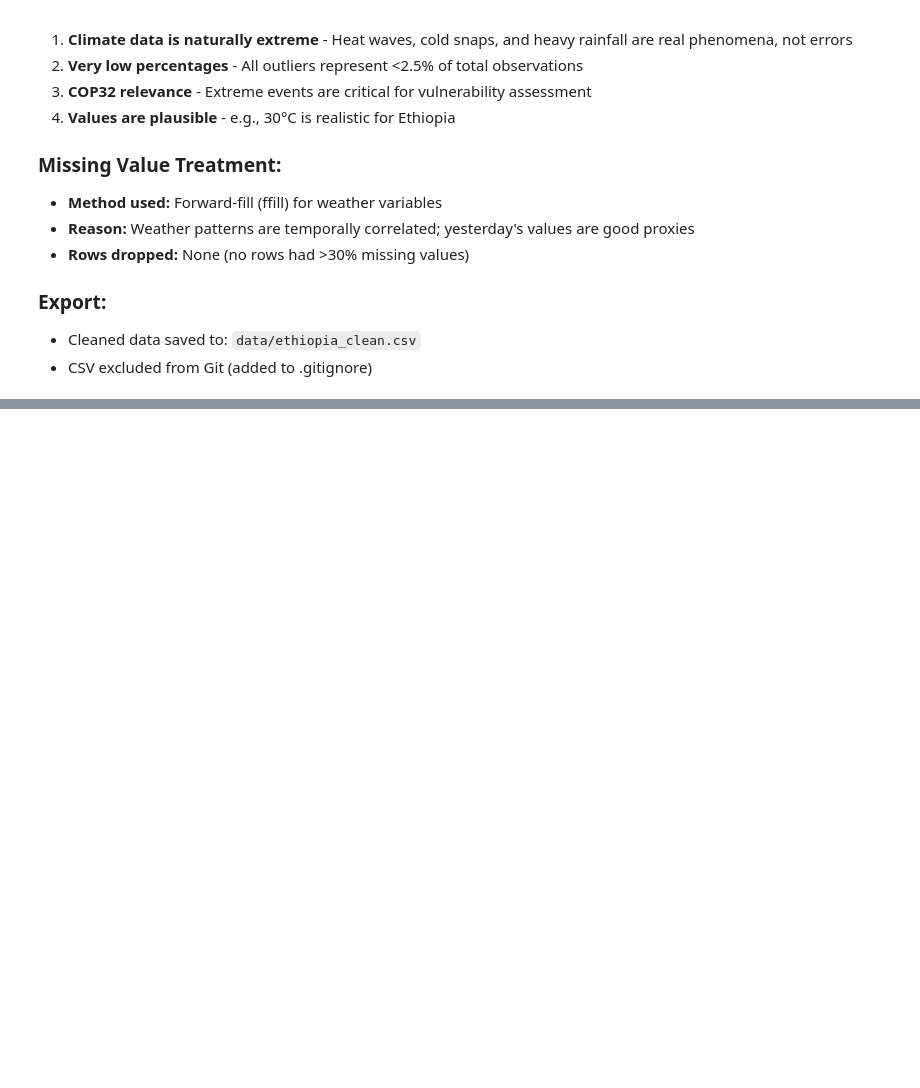
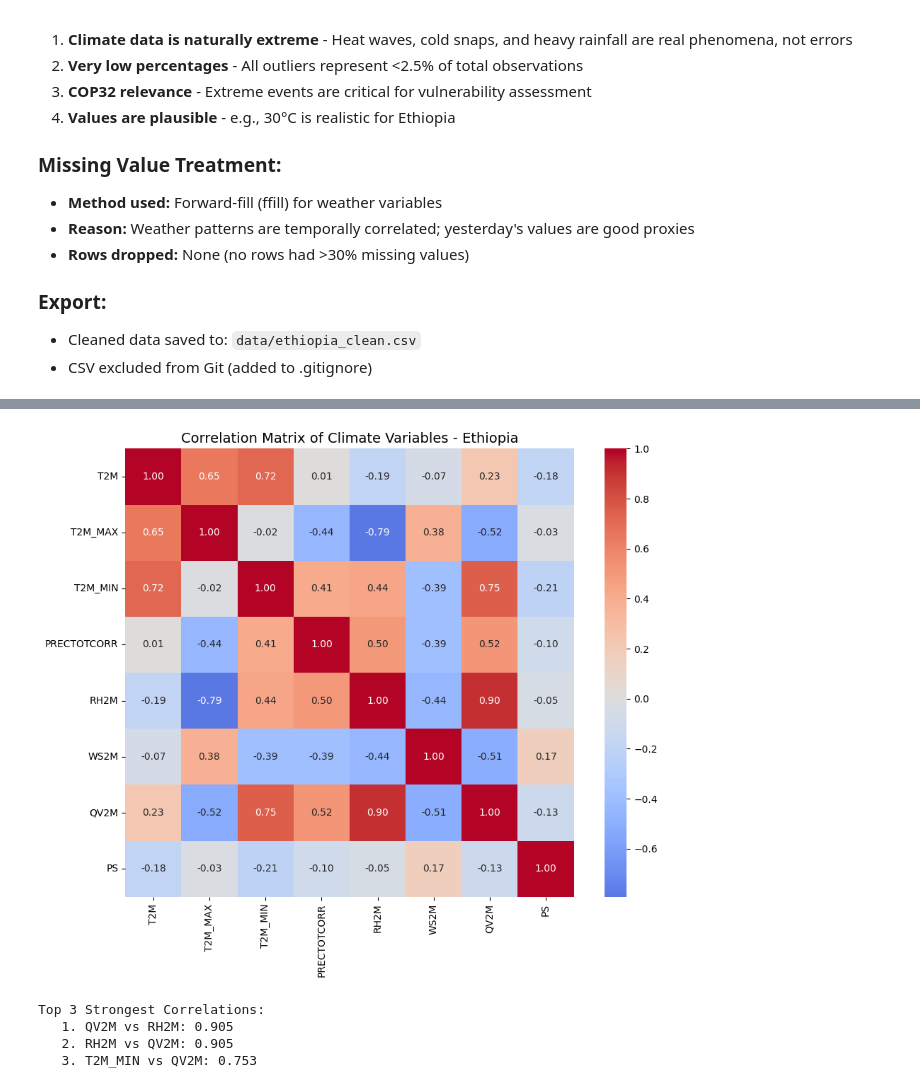
Before and after one commit to nardos-tsige/climate-challenge-week0, a Jupyter notebook: src/notebooks/ethiopia_eda.ipynb, the cells around one changed output, grey strips where cells are left out. Drawn from its saved outputs; the diff is of its cells as text; code cells hidden in the pictures; blank space fills up the shorter version.

```diff
--- a/src/notebooks/ethiopia_eda.ipynb
+++ b/src/notebooks/ethiopia_eda.ipynb
@@ -336,0 +451,25 @@ WS2M_MAX: 5 outliers (0.12%)
+# %%
+# Select numeric columns
+corr_cols = ['T2M', 'T2M_MAX', 'T2M_MIN', 'PRECTOTCORR', 'RH2M', 'WS2M', 'QV2M', 'PS']
+corr_matrix = df[corr_cols].corr()
+
+plt.figure(figsize=(10, 8))
+sns.heatmap(corr_matrix, annot=True, cmap='coolwarm', center=0, fmt='.2f', square=True)
+plt.title('Correlation Matrix of Climate Variables - Ethiopia', fontsize=14)
+plt.tight_layout()
+plt.show()
+
+# Find strongest correlations
+corr_pairs = corr_matrix.unstack().sort_values(ascending=False)
+corr_pairs = corr_pairs[corr_pairs < 0.999]  # Remove self-correlations
+
+print("\nTop 3 Strongest Correlations:")
+for i in range(3):
+    var1, var2 = corr_pairs.index[i]
+    print(f"   {i+1}. {var1} vs {var2}: {corr_pairs.values[i]:.3f}")
+# %% [output]
+[figure, added]
+Top 3 Strongest Correlations:
+   1. QV2M vs RH2M: 0.905
+   2. RH2M vs QV2M: 0.905
+   3. T2M_MIN vs QV2M: 0.753
```
Also changed, not shown: parts of 10 cells of this notebook, 13 other files.
